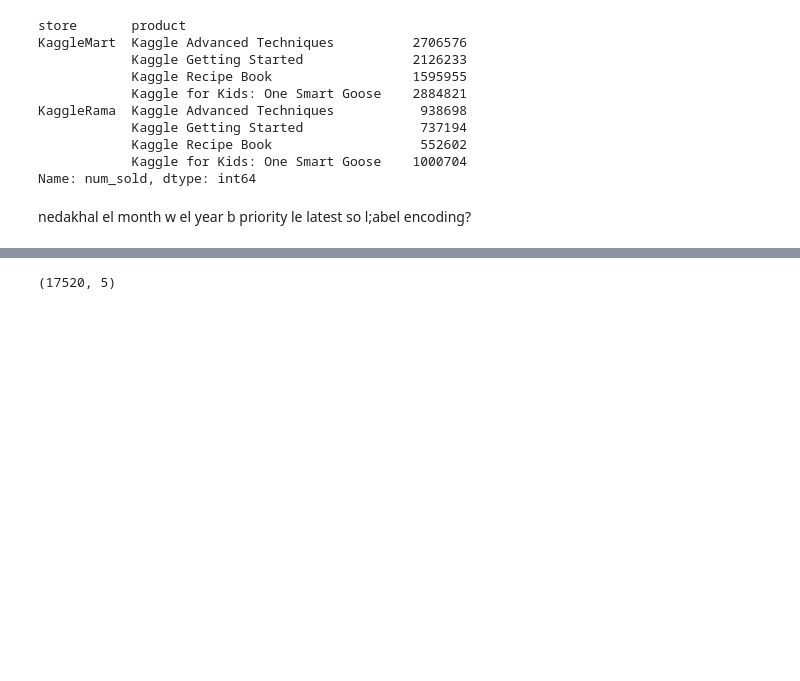
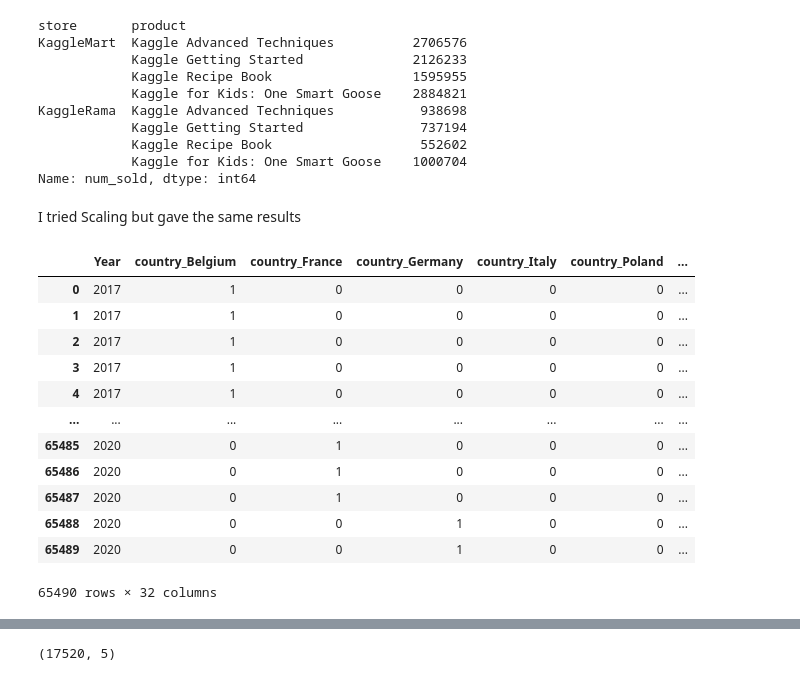
Before and after one commit to Bahaakhalled/Tabular-Playground-Series---Sep-2022, a Jupyter notebook: Tabular_Playground_Submission.ipynb, the cells around one changed output, grey strips where cells are left out. Cells and saved outputs as stored; diff of their text form; code cells hidden in the pictures; blank space fills up the shorter version.

Commit message:
Latest Ranked 370/722

```diff
--- a/Tabular_Playground_Submission.ipynb
+++ b/Tabular_Playground_Submission.ipynb
@@ -182,12 +175,27 @@ KaggleRama  Kaggle Advanced Techniques           938698
             Kaggle Recipe Book                   552602
             Kaggle for Kids: One Smart Goose    1000704
 Name: num_sold, dtype: int64
-# %% [markdown]
-nedakhal el month w el year b priority le latest so l;abel encoding?
+# %% [markdown]
+I tried Scaling but gave the same results
 # %%
-ctab_dummied=pd.get_dummies(ctab,drop_first=True)
+ctab_dummied=pd.get_dummies(ctab)
 X=ctab_dummied.drop(['row_id','num_sold','date'],axis=1)
 y=ctab_dummied['num_sold']
+X
+# %% [output]
+|  | Year | country_Belgium | country_France | country_Germany | country_Italy | country_Poland | ... |
+| 0 | 2017 | 1 | 0 | 0 | 0 | 0 | ... |
+| 1 | 2017 | 1 | 0 | 0 | 0 | 0 | ... |
+| 2 | 2017 | 1 | 0 | 0 | 0 | 0 | ... |
+| 3 | 2017 | 1 | 0 | 0 | 0 | 0 | ... |
+| 4 | 2017 | 1 | 0 | 0 | 0 | 0 | ... |
+| ... | ... | ... | ... | ... | ... | ... | ... |
+| 65485 | 2020 | 0 | 1 | 0 | 0 | 0 | ... |
+| 65486 | 2020 | 0 | 1 | 0 | 0 | 0 | ... |
+| 65487 | 2020 | 0 | 1 | 0 | 0 | 0 | ... |
+| 65488 | 2020 | 0 | 0 | 1 | 0 | 0 | ... |
+| 65489 | 2020 | 0 | 0 | 1 | 0 | 0 | ... |
+65490 rows × 32 columns
 # %%
 from sklearn.linear_model import LinearRegression
 from sklearn import linear_model
```
Also changed, not shown: parts of 33 cells of this notebook.
